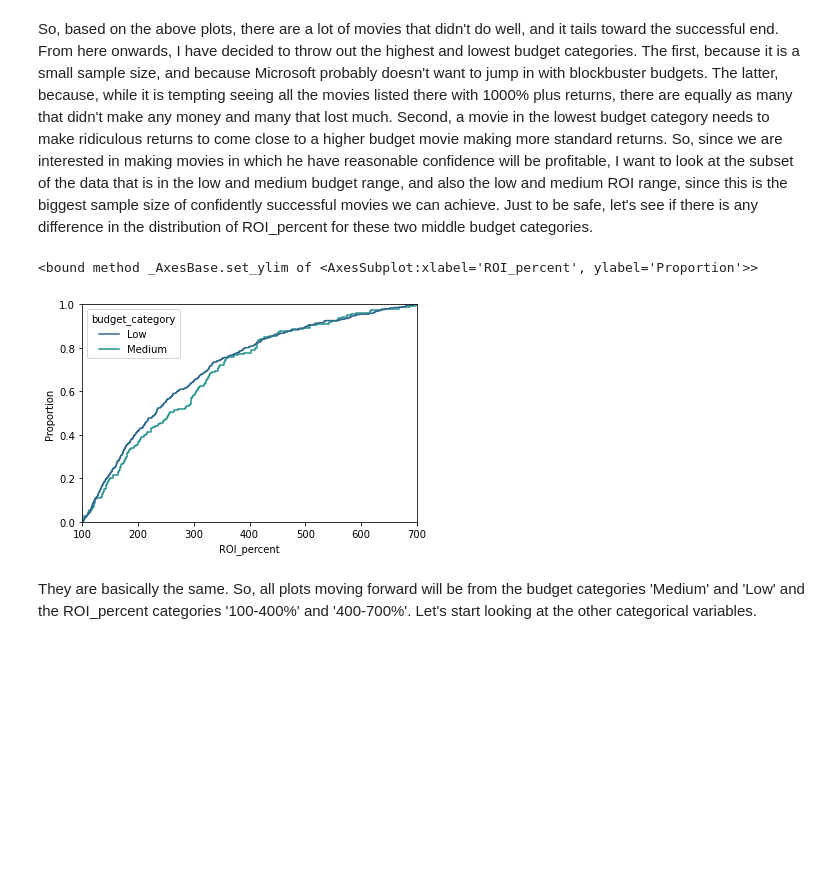
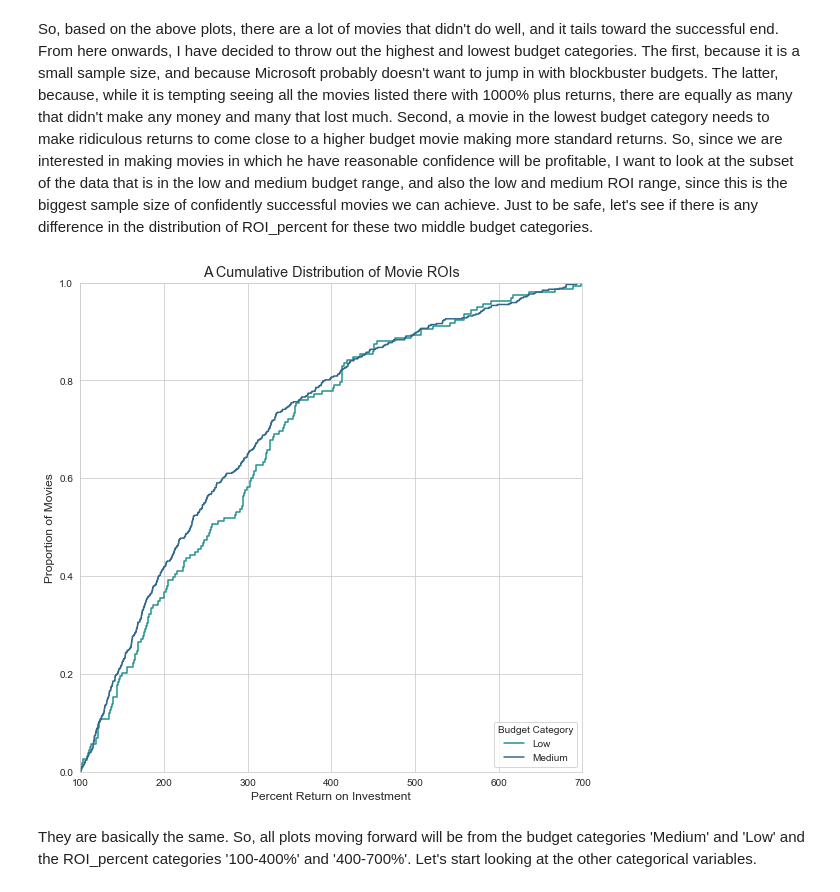
Before and after one commit to mattlegro/MovieReleaseAnalysis, a Jupyter notebook: analysis.ipynb, the cells around one changed output. Cells and saved outputs as stored; diff of their text form; code cells hidden in the pictures; blank space fills up the shorter version.

```diff
--- a/analysis.ipynb
+++ b/analysis.ipynb
@@ -294,0 +284,12 @@ g1.set(ylim=(-120,1000))
+# %%
+sns.set_style('whitegrid')
+fig1, ax1 = plt.subplots(figsize=(9,9))
+sns.regplot(data=movie_collection,x='budget_est',y='ROI_percent',
+                         truncate=False,lowess = True,line_kws = {'color':'red'})
+plt.ylim(-110,1000)
+plt.title('Return on Production Budget Investment based on Theatrical Release Revenue',fontsize='x-large');
+plt.xlabel('Estimated Budget in Millions',fontsize='large');
+plt.ylabel('Percent Return on Investment',fontsize='large');
+ax1.xaxis.get_major_formatter().set_scientific(False);
+xlabels = [x for x in ax1.get_xticks()/1000000]
+ax1.set_xticklabels(xlabels);
@@ -368,18 +403,20 @@ profitable_collection.groupby('ROI_category').count()
 # %% [markdown]
 So, based on the above plots, there are a lot of movies that didn't do well, and it tails toward the successful end. From here onwards, I have decided to throw out the highest and lowest budget categories. The first, because it is a small sample size, and because Microsoft probably doesn't want to jump in with blockbuster budgets. The latter, because, while it is tempting seeing all the movies listed there with 1000% plus returns, there are equally as many that didn't make any money and many that lost much. Second, a movie in the lowest budget category needs to make ridiculous returns to come close to a higher budget movie making more standard returns. So, since we are interested in making movies in which he have reasonable confidence will be profitable, I want to look at the subset of the data that is in the low and medium budget range, and also the low and medium ROI range, since this is the biggest sample size of confidently successful movies we can achieve. Just to be safe, let's see if there is any difference in the distribution of ROI_percent for these two middle budget categories.
 # %%
-fig2, ax2 = plt.subplots()
+fig4, ax4 = plt.subplots(figsize=(9,9))
 sns.ecdfplot(data=profitable_collection.loc[((profitable_collection.budget_category == 'Medium')|
                                           (profitable_collection.budget_category == 'Low')) &
                                            ((profitable_collection.ROI_category == '100-400%')|
                                           (profitable_collection.ROI_category == '400-700%'))],
-             x='ROI_percent',hue = 'budget_category',
+             x='ROI_percent',hue = 'budget_category',legend=False,
             hue_order = ['Low','Medium'],palette=new_pal[2:4])
-ax2.set_xlim(100,700)
-ax2.set_ylim
+ax4.set_xlim(100,700);
+plt.legend(title='Budget Category',loc = 'lower right',labels = ['Low', 'Medium']);
+plt.title('A Cumulative Distribution of Movie ROIs',fontsize='x-large');
+plt.xlabel('Percent Return on Investment',fontsize='large');
+plt.ylabel('Proportion of Movies',fontsize='large');
 # %% [output]
-<bound method _AxesBase.set_ylim of <AxesSubplot:xlabel='ROI_percent', ylabel='Proportion'>>
-[figure, old version]
+[figure, new version]
 # %% [markdown]
 They are basically the same. So, all plots moving forward will be from the budget categories 'Medium' and 'Low' and the ROI_percent categories '100-400%' and '400-700%'. Let's start looking at the other categorical variables.
 # %%
```
Also changed, not shown: parts of 18 cells of this notebook, 1 other file.
